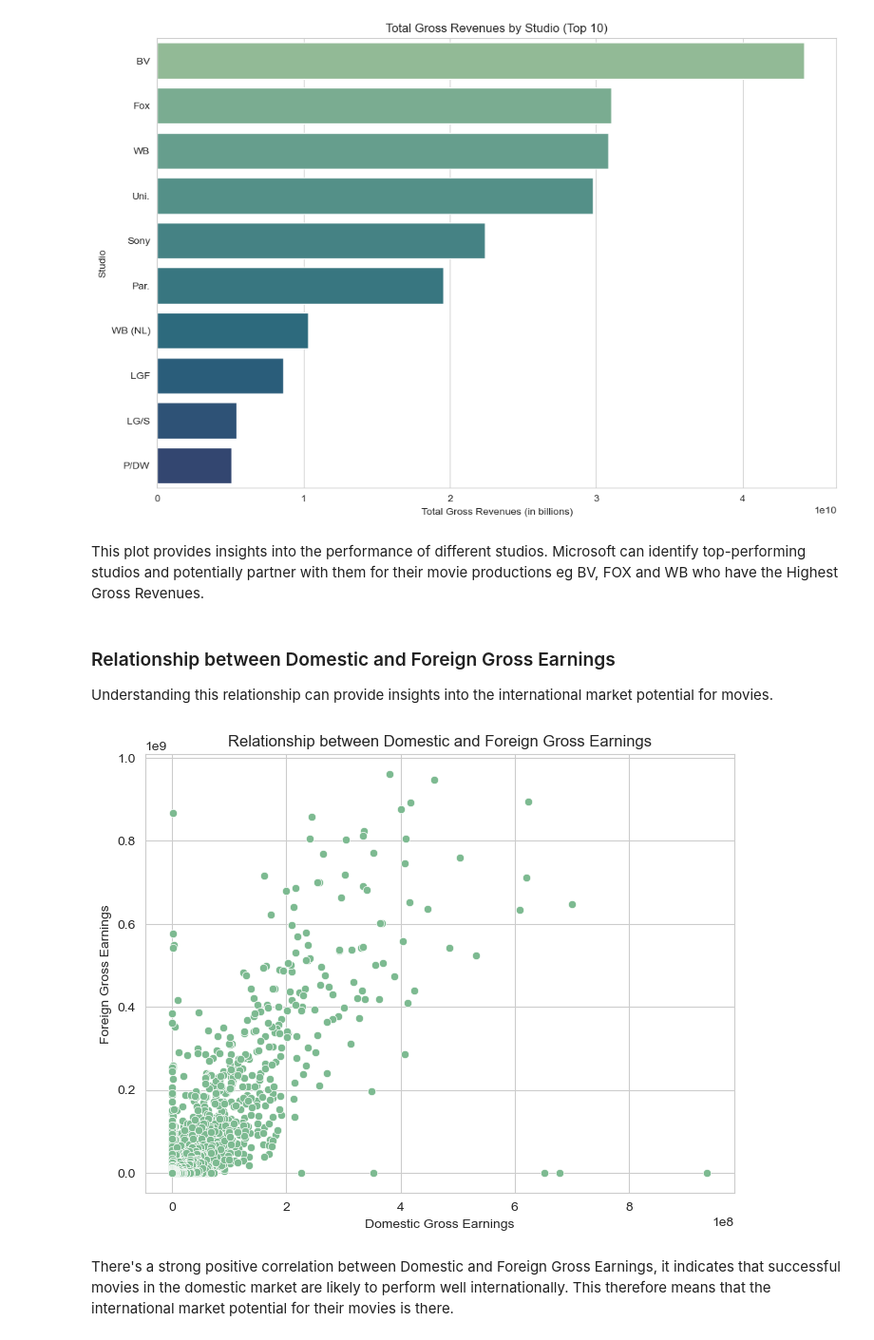
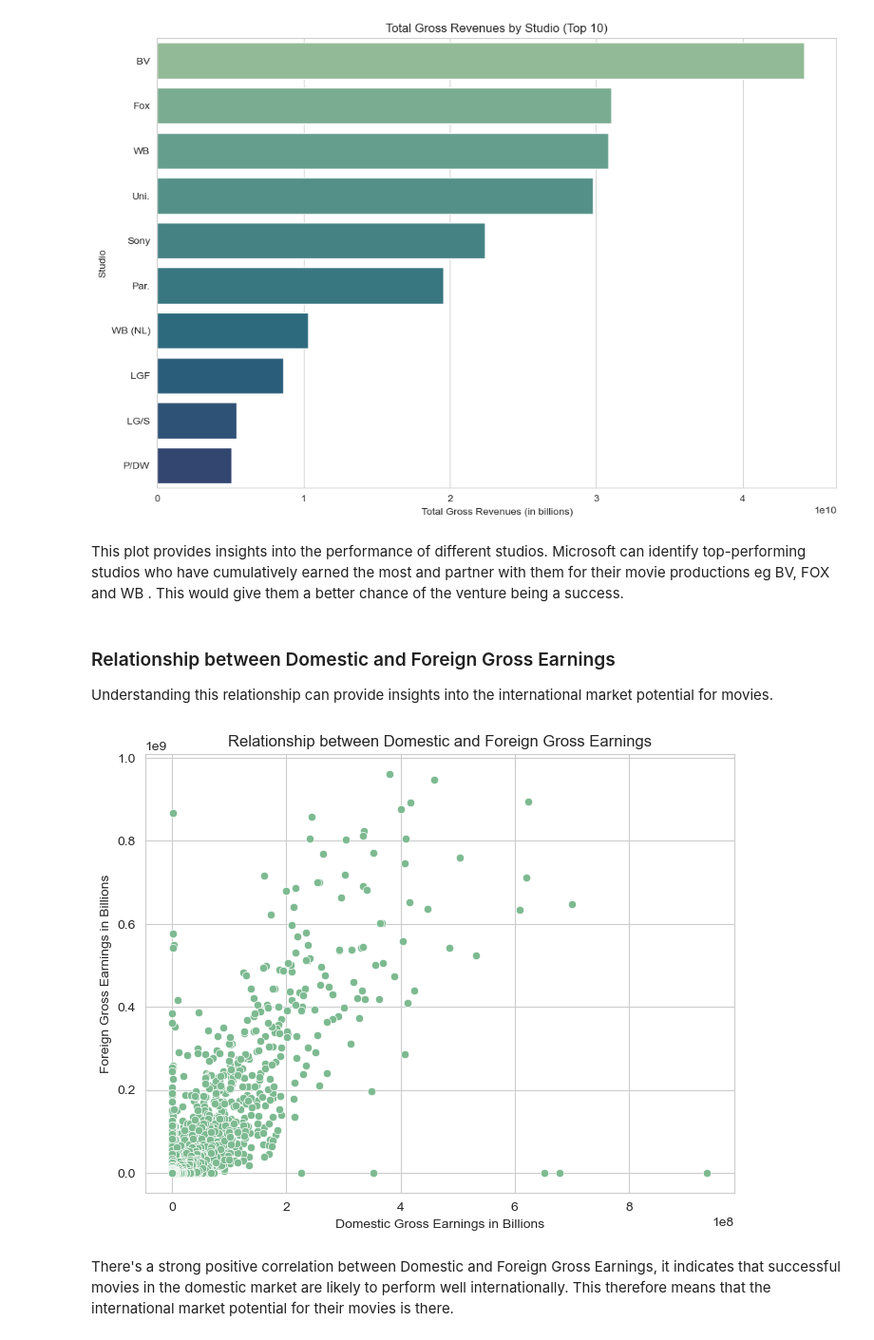
Before and after one commit to geomwangi007/Microsoft-Studio-Project, a Jupyter notebook: student.ipynb, the cells around one changed output. Shown at 95% size. Saved outputs shown, nothing was run; the diff lists cells and outputs as text; code cells hidden in the pictures.

```diff
--- a/student.ipynb
+++ b/student.ipynb
@@ -227,7 +226,7 @@ plt.show()
 # %% [output]
 [figure]
 # %% [markdown]
-This plot provides insights into the performance of different studios. Microsoft can identify top-performing studios and potentially partner with them for their movie productions eg BV, FOX and WB who have the Highest Gross Revenues.
+This plot provides insights into the performance of different studios. Microsoft can identify top-performing studios who have cumulatively earned the most and partner with them for their movie productions eg BV, FOX and WB . This would give them a better chance of the venture being a success.
 # %% [markdown]
 ### Relationship between Domestic and Foreign Gross Earnings
 
@@ -235,12 +234,12 @@ Understanding this relationship can provide insights into the international mark
 # %%
 fig, ax = plt.subplots(figsize=(8, 6))
 sns.scatterplot(x='domestic_gross', y='foreign_gross', data=bom_movie_gross, ax=ax)
 ax.set_title('Relationship between Domestic and Foreign Gross Earnings')
-ax.set_xlabel('Domestic Gross Earnings')
-ax.set_ylabel('Foreign Gross Earnings')
+ax.set_xlabel('Domestic Gross Earnings in Billions')
+ax.set_ylabel('Foreign Gross Earnings in Billions')
 plt.show()
 # %% [output]
-[figure, old version]
+[figure, new version]
 # %% [markdown]
 There's a strong positive correlation between Domestic and Foreign Gross Earnings, it indicates that successful movies in the domestic market are likely to perform well internationally. This therefore means that the international market potential for their movies is there.
 # %% [markdown]
```
Also changed, not shown: parts of 38 cells of this notebook.
